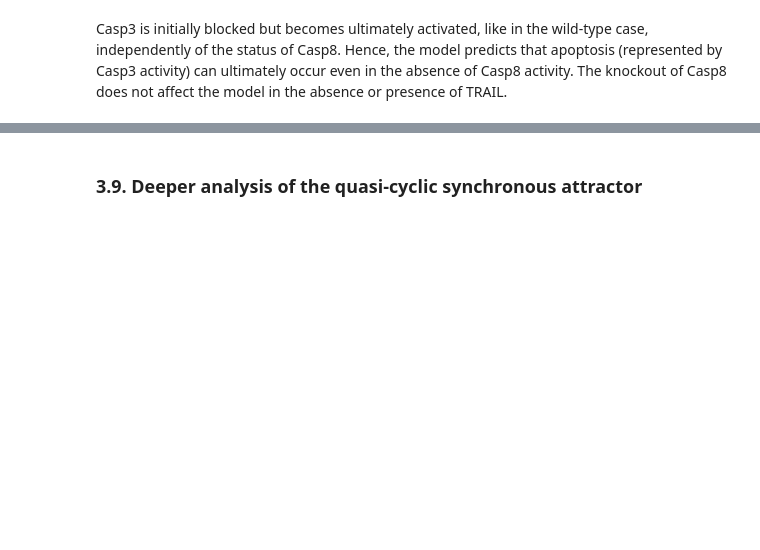
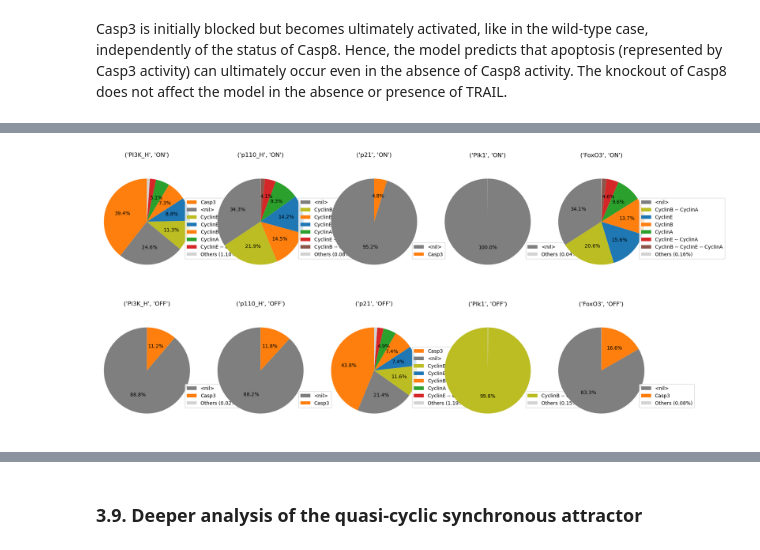
Before and after one commit to colomoto/colomoto-tutorial-sizek, a Jupyter notebook: CoLoMoTo_Tutorial_Sizek_2025.ipynb, the cells around one changed output, grey strips where cells are left out. Cells and saved outputs as stored; diff of their text form; code cells hidden in the pictures; blank space fills up the shorter version.

```diff
--- a/CoLoMoTo_Tutorial_Sizek_2025.ipynb
+++ b/CoLoMoTo_Tutorial_Sizek_2025.ipynb
@@ -976,0 +680,15 @@ triggering cell death.
+# %%
+from maboss.pipelines import simulate_single_mutants, filter_sensitivity
+list_mutants = ["PI3K_H", "p110_H", "p21", "Plk1", "FoxO3"]
+explore_mutants = WT.copy()
+explore_mutants.network.set_output(["Casp3", "CyclinA", "CyclinB", "CyclinE"])
+# %%
+%%time
+results = simulate_single_mutants(explore_mutants, list_mutants, sign='BOTH')
+fig, ax = plt.subplots(2,5,figsize=(20,10))
+
+for i, (name, result) in enumerate(results.items()):
+    axes = ax[(i//5), (i%5)]
+    result.plot_piechart(axes=axes)
+    axes.set_title(name)
+# %% [output]
@@ -976,0 +697 @@ triggering cell death.
+[figure, added]
```
Also changed, not shown: parts of 80 cells of this notebook.
